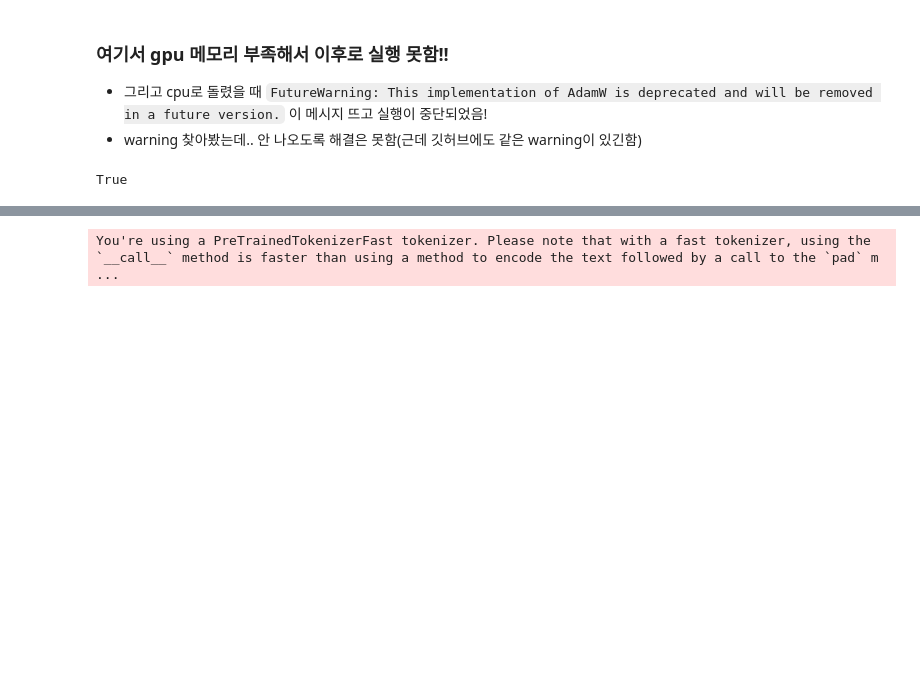
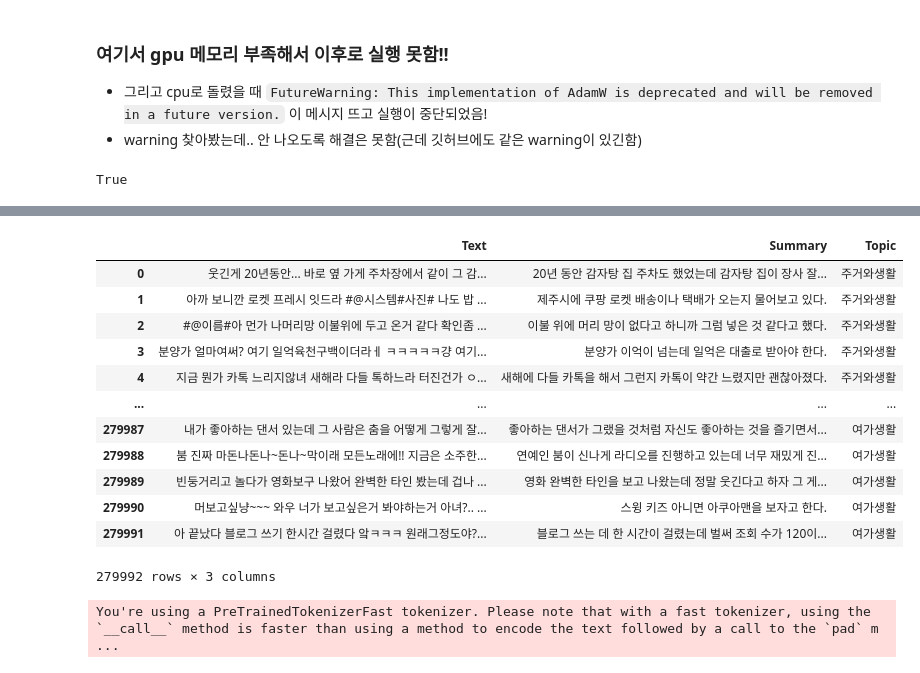
Before and after one commit to youngwoo3283/SpeedWagon, a Jupyter notebook: kobart_summary_ver1.ipynb, the cells around one changed output, grey strips where cells are left out. Drawn from its saved outputs; the diff is of its cells as text; code cells hidden in the pictures; blank space fills up the shorter version.

```diff
--- a/kobart_summary_ver1.ipynb
+++ b/kobart_summary_ver1.ipynb
@@ -344,3 +403,19 @@ OutOfMemoryError: ignored
+# %%
+train.iloc[]
+# %% [output]
+|  | Text | Summary | Topic |
+| 0 | 웃긴게 20년동안... 바로 옆 가게 주차장에서 같이 그 감... | 20년 동안 감자탕 집 주차도 했었는데 감자탕 집이 장사 잘... | 주거와생활 |
+| 1 | 아까 보니깐 로켓 프레시 잇드라 #@시스템#사진# 나도 밥 ... | 제주시에 쿠팡 로켓 배송이나 택배가 오는지 물어보고 있다. | 주거와생활 |
+| 2 | #@이름#아 먼가 나머리망 이불위에 두고 온거 같다 확인좀 ... | 이불 위에 머리 망이 없다고 하니까 그럼 넣은 것 같다고 했다. | 주거와생활 |
+| 3 | 분양가 얼마여써? 여기 일억육천구백이더라ㅔ ㅋㅋㅋㅋㅋ걍 여기... | 분양가 이억이 넘는데 일억은 대출로 받아야 한다. | 주거와생활 |
+| 4 | 지금 뭔가 카톡 느리지않녀 새해라 다들 톡하느라 터진건가 ㅇ... | 새해에 다들 카톡을 해서 그런지 카톡이 약간 느렸지만 괜찮아졌다. | 주거와생활 |
+| ... | ... | ... | ... |
+| 279987 | 내가 좋아하는 댄서 있는데 그 사람은 춤을 어떻게 그렇게 잘... | 좋아하는 댄서가 그랬을 것처럼 자신도 좋아하는 것을 즐기면서... | 여가생활 |
+| 279988 | 붐 진짜 마돈나돈나~돈나~막이래 모든노래에!! 지금은 소주한... | 연예인 붐이 신나게 라디오를 진행하고 있는데 너무 재밌게 진... | 여가생활 |
+| 279989 | 빈둥거리고 놀다가 영화보구 나왔어 완벽한 타인 봤는데 겁나 ... | 영화 완벽한 타인을 보고 나왔는데 정말 웃긴다고 하자 그 게... | 여가생활 |
+| 279990 | 머보고싶냥~~~ 와우 너가 보고싶은거 봐야하는거 아녀?.. ... | 스윙 키즈 아니면 아쿠아맨을 보자고 한다. | 여가생활 |
+| 279991 | 아 끝났다 블로그 쓰기 한시간 걸렸다 앜ㅋㅋㅋ 원래그정도야?... | 블로그 쓰는 데 한 시간이 걸렸는데 벌써 조회 수가 120이... | 여가생활 |
+279992 rows × 3 columns
 # %%
 # data_collator = DataCollatorForSeq2Seq(tokenizer, model=model) # 데이터 일괄 처리?
 
```
Also changed, not shown: parts of 14 cells of this notebook.
